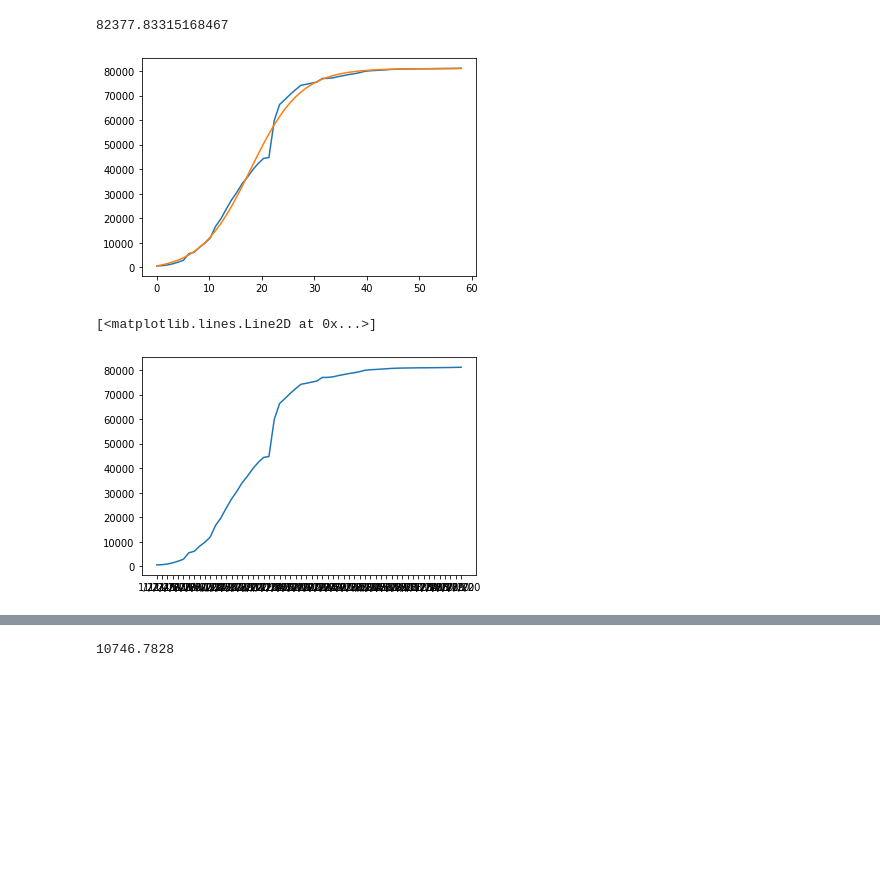
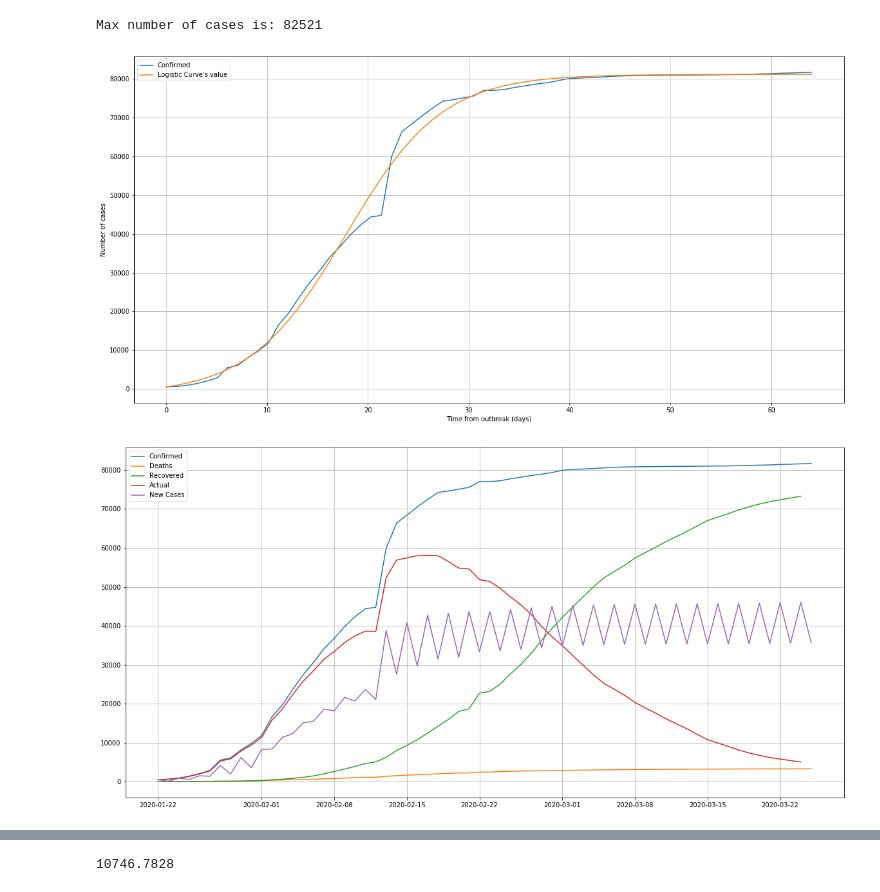
Before and after one commit to TomasiewiczW/Covid-19-Analysis, a Jupyter notebook: load_database.ipynb, the cells around one changed output, grey strips where cells are left out. Drawn from its saved outputs; the diff is of its cells as text; code cells hidden in the pictures; blank space fills up the shorter version.

```diff
--- a/load_database.ipynb
+++ b/load_database.ipynb
@@ -8,18 +8,18 @@ from scipy.optimize import curve_fit
 
 path = r'..\COVID-19\csse_covid_19_data\csse_covid_19_time_series'
 
-Confirmed = pd.read_csv(path + "/time_series_19-covid-Confirmed.csv", index_col=None, header=0)
-Deaths = pd.read_csv(path + "/time_series_19-covid-Deaths.csv", index_col=None, header=0)
-Recovered = pd.read_csv(path + "/time_series_19-covid-Recovered.csv", index_col=None, header=0)
+Confirmed = pd.read_csv(path + "/time_series_covid19_confirmed_global.csv", index_col='Country/Region', header=0)
+Deaths = pd.read_csv(path + "/time_series_covid19_deaths_global.csv", index_col='Country/Region', header=0)
+Recovered = pd.read_csv(path + "/time_series_covid19_recovered_global.csv", index_col='Country/Region', header=0)
 # %%
 #load supplemental data
 
 supp = r'./supplemental_data'
 
-bloodtypes = pd.read_csv(supp + "/bloodtypes.csv", index_col=None, header=0)
-gdp = pd.read_csv(supp + "/gdp.csv", index_col=None, header=0)
-healthcare_rank = pd.read_csv(supp + "/healthcare_rank.csv", index_col=None, header=0, encoding='latin-1')
-smoking_rate = pd.read_csv(supp + "/smoking_rate.csv", index_col=None, header=0)
+bloodtypes = pd.read_csv(supp + "/bloodtypes.csv", index_col='Country', header=0)
+gdp = pd.read_csv(supp + "/gdp.csv", index_col='country', header=0)
+healthcare_rank = pd.read_csv(supp + "/healthcare_rank.csv", index_col='area_name', header=0, encoding='latin-1')
+smoking_rate = pd.read_csv(supp + "/smoking_rate.csv", index_col='name', header=0)
 # %%
 #classes
 class Country:
@@ -96,29 +97,36 @@ class Logistic_curve:           # logistic function of confirmad cases
 # %%
 #analyzed country
 
 analyzedCountry = Country('China')
 
 a = Logistic_curve(analyzedCountry)
 a.set_values()
+
+fig, ax = plt.subplots()
+fig.set_size_inches(20,10)
+#plt.style.use('ggplot')
 plt.plot(a.x, a.y)
 plt.plot(a.x, a.y_logistic_curve)
-print(a.L)
+ax.set_xlabel('Time from outbreak (days)')
+ax.set_ylabel('Number of cases', rotation=90)
+plt.legend(['Confirmed','Logistic Curve\'s value'])
+plt.grid()
+print('Max number of cases is: '+str(int(a.L)))
+plt.show()
 # %% [output]
-82377.83315168467
+Max number of cases is: 82521
-[figure, old version]
+[figure, new version]
 # %%
-#display basic data for chosen country
+# Version 1
+fig = plt.figure(figsize=(20, 10))
 
-
-#plt.figure(figsize=(20, 10))
-
-#plt.plot(analyzedCountry.confirmed)
-#plt.plot(analysedCountry.deaths)
-#plt.plot(analysedCountry.recovered)
-#plt.plot(analysedCountry.actual)
-#plt.plot(analysedCountry.newCases)
-
-#plt.xticks(rotation=90)
+plt.plot(analyzedCountry.confirmed)
+plt.plot(analyzedCountry.deaths)
+plt.plot(analyzedCountry.recovered)
+plt.plot(analyzedCountry.actual)
+plt.plot(analyzedCountry.newCases)
+plt.legend(['Confirmed', 'Deaths', 'Recovered', 'Actual', 'New Cases'])
+plt.grid()
+plt.show()
 # %% [output]
-[<matplotlib.lines.Line2D at 0x...>]
-[figure, old version]
+[figure, new version]
```
Also changed, not shown: parts of 5 cells of this notebook.
